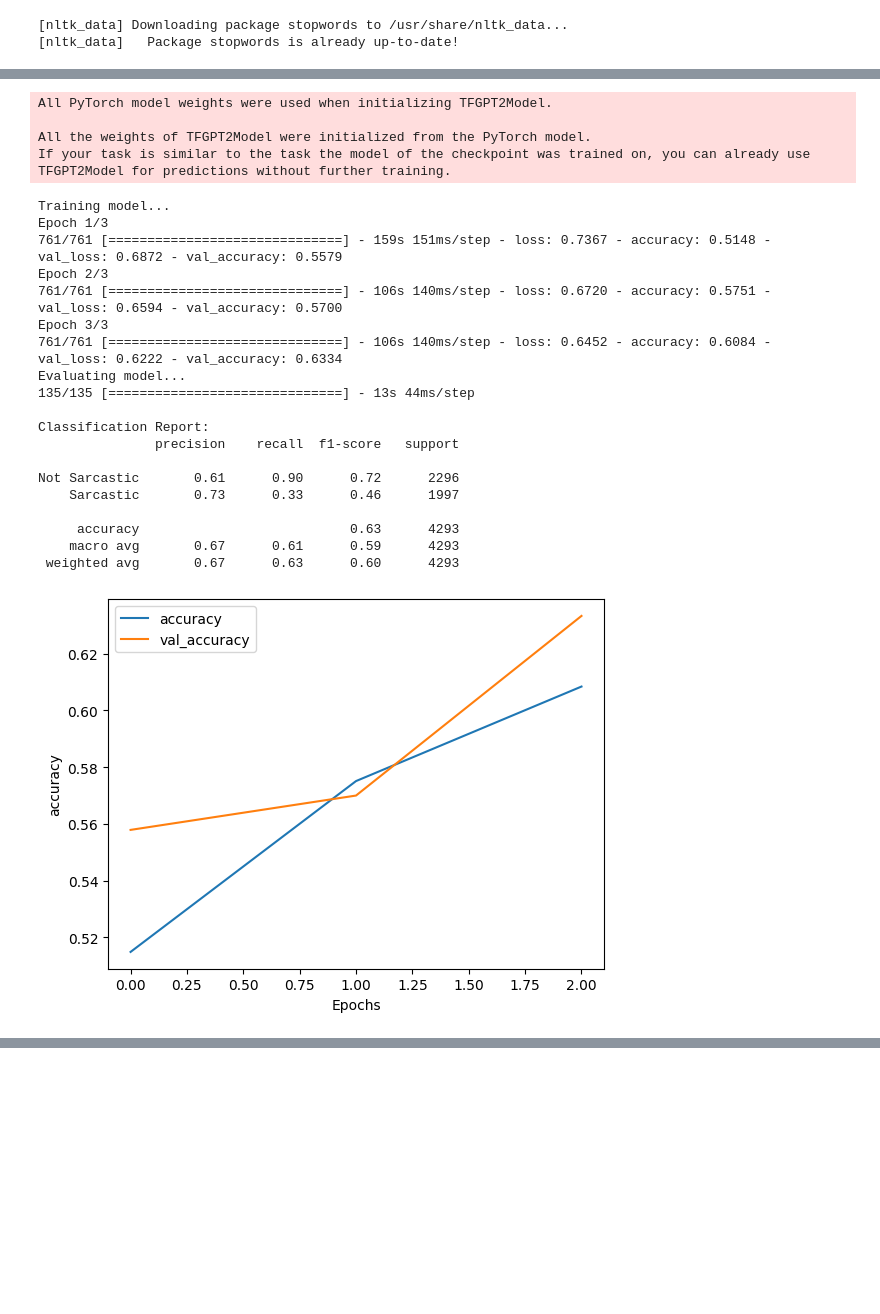
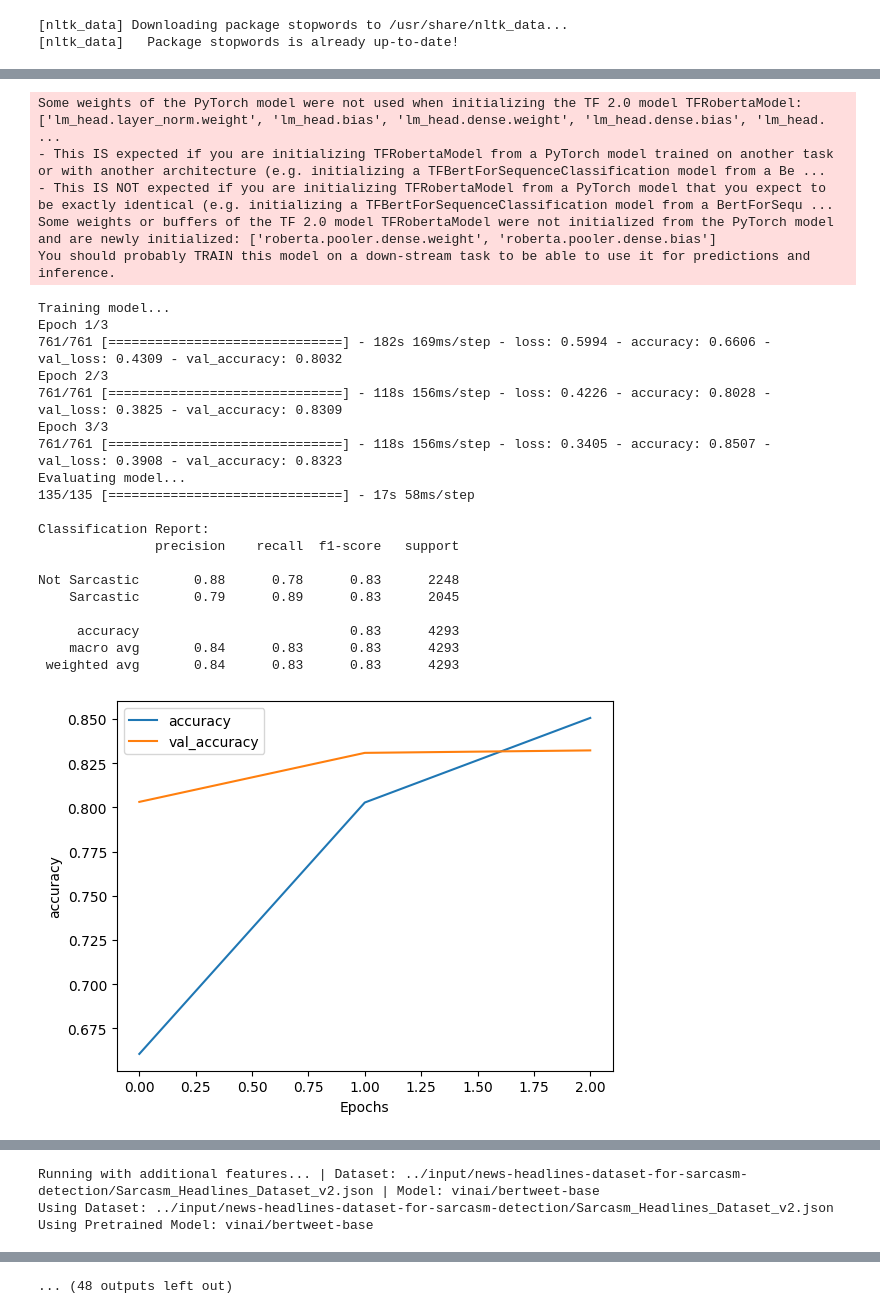
Before and after one commit to SaifLines/NLP-Sarcasm, a Jupyter notebook: final-sarcasm-detection.ipynb, the cells around one changed output, grey strips where cells are left out. Cells and saved outputs as stored; diff of their text form; code cells hidden in the pictures; blank space fills up the shorter version.

```diff
--- a/final-sarcasm-detection.ipynb
+++ b/final-sarcasm-detection.ipynb
@@ -224,7 +224,7 @@ def main(dataset_path, pretrained_model_name, use_features=False):
 # %%
 # Run Experiments
 datasets = ["../input/news-headlines-dataset-for-sarcasm-detection/Sarcasm_Headlines_Dataset_v2.json",
-            "../input/rilloff/riloff_dataset.json"
+            "../input/rilloff/riloff_dataset.json",
             "../input/ghoshdata/sarcasm_dataset.json"
            ]
 pretrained_models = ['roberta-base', 'vinai/bertweet-base', 'xlnet-base-cased', 'gpt2']
@@ -305,11 +301,14 @@ If your task is similar to the task the model of the checkpoint was trained on,
 # %%
 # Run Experiments
-datasets = ["../input/news-headlines-dataset-for-sarcasm-detection/Sarcasm_Headlines_Dataset_v2.json"]
-pretrained_models = ['gpt2']
+datasets = ["../input/news-headlines-dataset-for-sarcasm-detection/Sarcasm_Headlines_Dataset_v2.json",
+            "../input/rilloff/riloff_dataset.json",
+            "../input/ghoshdata/sarcasm_dataset.json"
+           ]
+pretrained_models = ['roberta-base', 'vinai/bertweet-base', 'xlnet-base-cased', 'gpt2']
 
-# Without Features
+# With Features
 for dataset in datasets:
     for model_name in pretrained_models:
-        print("Running without additional features...")
-        main(dataset, model_name, use_features=False)
+        print(f"Running with additional features... | Dataset: {dataset} | Model: {model_name}")
+        main(dataset, model_name, use_features=True)
 # %% [output]
@@ -319,24 +318,25 @@ Using Pretrained Model: gpt2
-All PyTorch model weights were used when initializing TFGPT2Model.
-
-All the weights of TFGPT2Model were initialized from the PyTorch model.
-If your task is similar to the task the model of the checkpoint was trained on, you can already use TFGPT2Model for predictions without further training.
+Some weights of the PyTorch model were not used when initializing the TF 2.0 model TFRobertaModel: ['lm_head.layer_norm.weight', 'lm_head.bias', 'lm_head.dense.weight', 'lm_head.dense.bias', 'lm_head. ...
+- This IS expected if you are initializing TFRobertaModel from a PyTorch model trained on another task or with another architecture (e.g. initializing a TFBertForSequenceClassification model from a Be ...
+- This IS NOT expected if you are initializing TFRobertaModel from a PyTorch model that you expect to be exactly identical (e.g. initializing a TFBertForSequenceClassification model from a BertForSequ ...
+Some weights or buffers of the TF 2.0 model TFRobertaModel were not initialized from the PyTorch model and are newly initialized: ['roberta.pooler.dense.weight', 'roberta.pooler.dense.bias']
+You should probably TRAIN this model on a down-stream task to be able to use it for predictions and inference.
 Training model...
 Epoch 1/3
-761/761 [==============================] - 159s 151ms/step - loss: 0.7367 - accuracy: 0.5148 - val_loss: 0.6872 - val_accuracy: 0.5579
+761/761 [==============================] - 182s 169ms/step - loss: 0.5994 - accuracy: 0.6606 - val_loss: 0.4309 - val_accuracy: 0.8032
 Epoch 2/3
-761/761 [==============================] - 106s 140ms/step - loss: 0.6720 - accuracy: 0.5751 - val_loss: 0.6594 - val_accuracy: 0.5700
+761/761 [==============================] - 118s 156ms/step - loss: 0.4226 - accuracy: 0.8028 - val_loss: 0.3825 - val_accuracy: 0.8309
 Epoch 3/3
-761/761 [==============================] - 106s 140ms/step - loss: 0.6452 - accuracy: 0.6084 - val_loss: 0.6222 - val_accuracy: 0.6334
+761/761 [==============================] - 118s 156ms/step - loss: 0.3405 - accuracy: 0.8507 - val_loss: 0.3908 - val_accuracy: 0.8323
 Evaluating model...
-135/135 [==============================] - 13s 44ms/step
+135/135 [==============================] - 17s 58ms/step
 
 Classification Report:
                precision    recall  f1-score   support
 
-Not Sarcastic       0.61      0.90      0.72      2296
-    Sarcastic       0.73      0.33      0.46      1997
+Not Sarcastic       0.88      0.78      0.83      2248
+    Sarcastic       0.79      0.89      0.83      2045
 
-     accuracy                           0.63      4293
-    macro avg       0.67      0.61      0.59      4293
- weighted avg       0.67      0.63      0.60      4293
+     accuracy                           0.83      4293
+    macro avg       0.84      0.83      0.83      4293
+ weighted avg       0.84      0.83      0.83      4293
-[figure, old version]
+[figure, new version]
@@ -343,0 +344,3 @@ Not Sarcastic       0.61      0.90      0.72      2296
+Running with additional features... | Dataset: ../input/news-headlines-dataset-for-sarcasm-detection/Sarcasm_Headlines_Dataset_v2.json | Model: vinai/bertweet-base
+Using Dataset: ../input/news-headlines-dataset-for-sarcasm-detection/Sarcasm_Headlines_Dataset_v2.json
+Using Pretrained Model: vinai/bertweet-base
@@ -343,0 +381 @@ Not Sarcastic       0.61      0.90      0.72      2296
+... (48 outputs left out)
```
Also changed, not shown: parts of 6 cells of this notebook.
